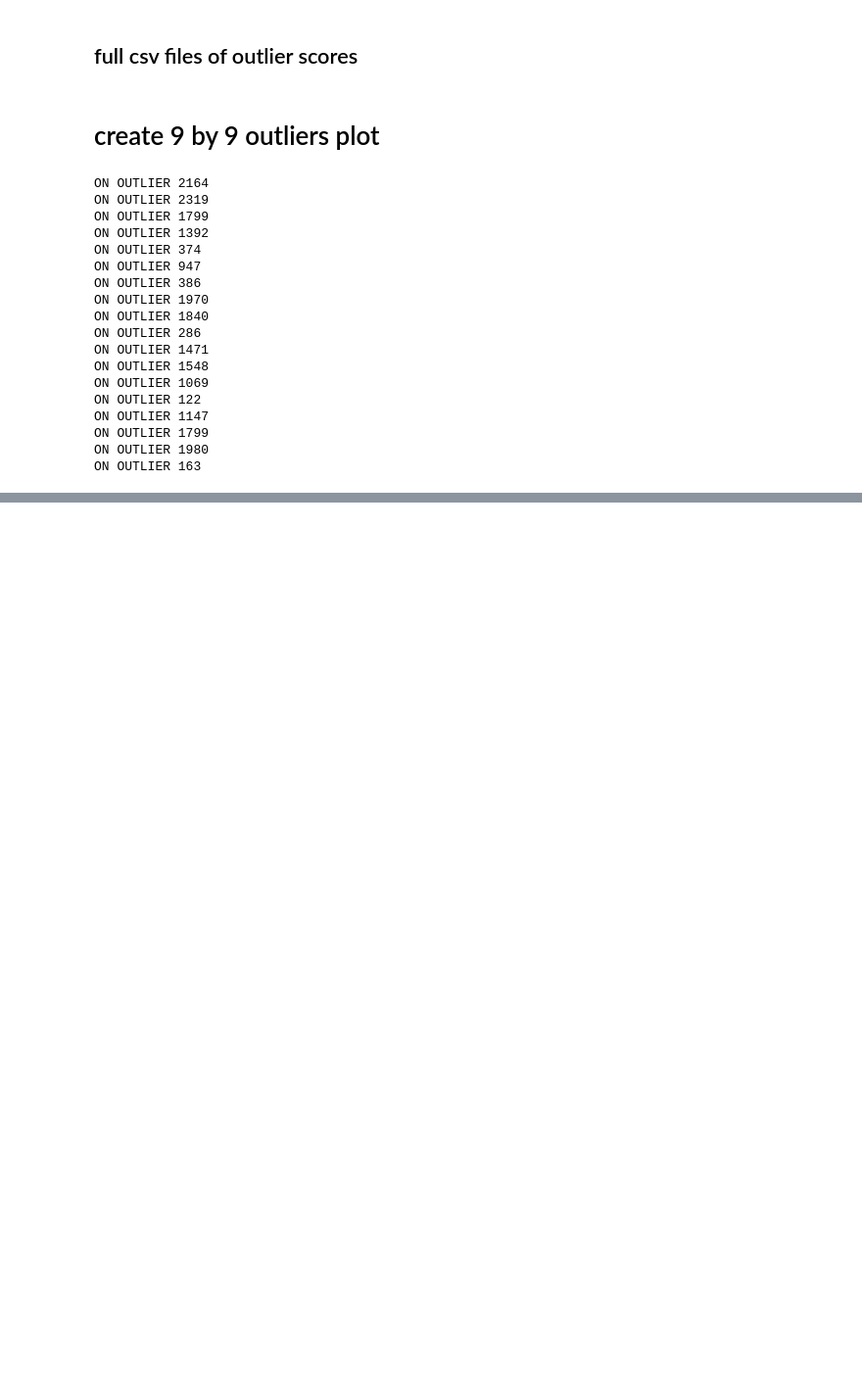
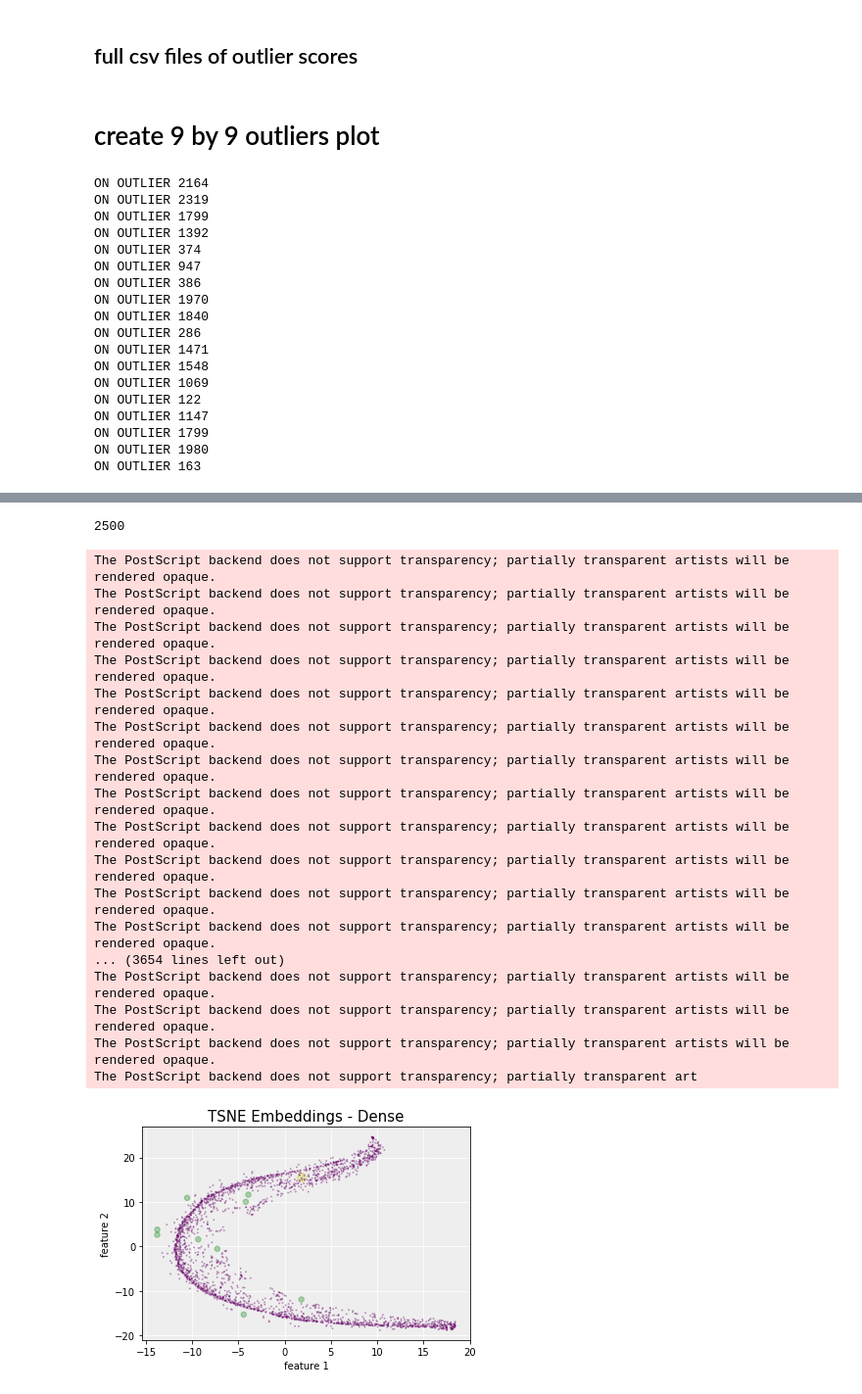
Before and after one commit to kushaltirumala/outlier_kplr, a Jupyter notebook: recreating_dense_light_curve_results.ipynb, the cells around one changed output, grey strips where cells are left out. Shown at 98% size. Cells and saved outputs as stored; diff of their text form; code cells hidden in the pictures; blank space fills up the shorter version.

```diff
--- a/recreating_dense_light_curve_results.ipynb
+++ b/recreating_dense_light_curve_results.ipynb
@@ -542,3 +545,7 @@ ON OUTLIER 1147
 ON OUTLIER 1799
 ON OUTLIER 1980
 ON OUTLIER 163
+# %%
+embeddings_tsne_784_2 = np.load(DIR_TITLE + "embeddings_tsne_dense.npy")
+plot_lc(embeddings_tsne_784_2, "TSNE Embeddings - Dense", save_plot=True)
+# %% [output]
@@ -544,0 +569,19 @@ ON OUTLIER 163
+2500
+The PostScript backend does not support transparency; partially transparent artists will be rendered opaque.
+The PostScript backend does not support transparency; partially transparent artists will be rendered opaque.
+The PostScript backend does not support transparency; partially transparent artists will be rendered opaque.
+The PostScript backend does not support transparency; partially transparent artists will be rendered opaque.
+The PostScript backend does not support transparency; partially transparent artists will be rendered opaque.
+The PostScript backend does not support transparency; partially transparent artists will be rendered opaque.
+The PostScript backend does not support transparency; partially transparent artists will be rendered opaque.
+The PostScript backend does not support transparency; partially transparent artists will be rendered opaque.
+The PostScript backend does not support transparency; partially transparent artists will be rendered opaque.
+The PostScript backend does not support transparency; partially transparent artists will be rendered opaque.
+The PostScript backend does not support transparency; partially transparent artists will be rendered opaque.
+The PostScript backend does not support transparency; partially transparent artists will be rendered opaque.
+... (3654 lines left out)
+The PostScript backend does not support transparency; partially transparent artists will be rendered opaque.
+The PostScript backend does not support transparency; partially transparent artists will be rendered opaque.
+The PostScript backend does not support transparency; partially transparent artists will be rendered opaque.
+The PostScript backend does not support transparency; partially transparent art
+[figure, added]
```
Also changed, not shown: parts of 10 cells of this notebook, 1 other file.
